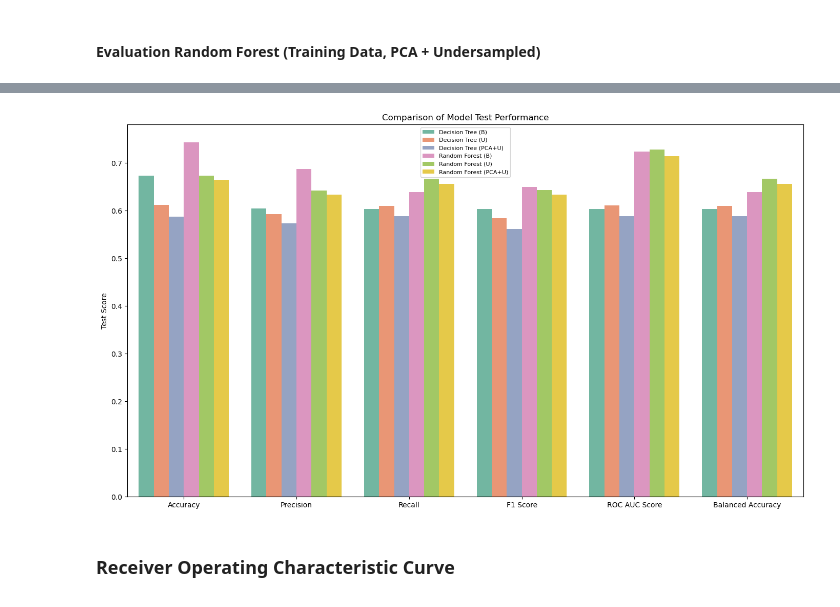
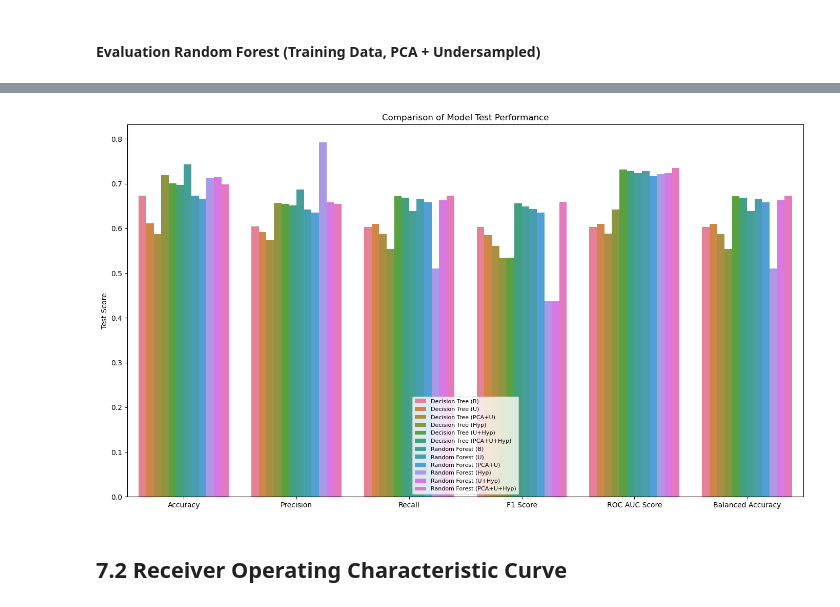
Before and after one commit to bennyocean/LFB_ResponseTimes_Prediction, a Jupyter notebook: notebooks/DecisionTree_RF_clf.ipynb, the cells around one changed output, grey strips where cells are left out. Saved outputs shown, nothing was run; the diff lists cells and outputs as text; code cells hidden in the pictures.

Commit message:
add updated models with hyperparameter tuning and graphics

```diff
--- a/notebooks/DecisionTree_RF_clf.ipynb
+++ b/notebooks/DecisionTree_RF_clf.ipynb
@@ -627,0 +1140,3 @@ Balanced Accuracy: 0.6564
+# %%
+print("\nRandom Forest - Test Data (Undersampled + Hyperparameter + PCA)")
+rf_test_acc_hyp_ru_pca, rf_test_prec_hyp_ru_pca, rf_test_recall_hyp_ru_pca, rf_test_f1_hyp_ru_pca, rf_test_roc_hyp_ru_pca, rf_test_balacc_hyp_ru_pca = evaluate_model(y_test_pca, y_test_pred_rf_hyp_ru_pca, y_test_pred_prob_rf_hyp_ru_pca)
@@ -631,14 +1166,40 @@ Balanced Accuracy: 0.6564
 model_eval = {
     'Model': [
         'Decision Tree (B)', 'Decision Tree (U)', 'Decision Tree (PCA+U)',
-        'Random Forest (B)', 'Random Forest (U)', 'Random Forest (PCA+U)'
+        'Decision Tree (Hyp)', 'Decision Tree (U+Hyp)', 'Decision Tree (PCA+U+Hyp)',
+        'Random Forest (B)', 'Random Forest (U)', 'Random Forest (PCA+U)',
+        'Random Forest (Hyp)', 'Random Forest (U+Hyp)', 'Random Forest (PCA+U+Hyp)'
     ],
-    'Accuracy': [dt_test_acc, dt_test_acc_ru, dt_test_acc_pca_ru, rf_test_acc, rf_test_acc_ru, rf_test_acc_pca_ru],
-    'Precision': [dt_test_prec, dt_test_prec_ru, dt_test_prec_pca_ru, rf_test_prec, rf_test_prec_ru, rf_test_prec_pca_ru],
-    'Recall': [dt_test_recall, dt_test_recall_ru, dt_test_recall_pca_ru, rf_test_recall, rf_test_recall_ru, rf_test_recall_pca_ru],
-    'F1 Score': [dt_test_f1, dt_test_f1_ru, dt_test_f1_pca_ru, rf_test_f1, rf_test_f1_ru, rf_test_f1_pca_ru],
-    'ROC AUC Score': [dt_test_roc, dt_test_roc_ru, dt_test_roc_pca_ru, rf_test_roc, rf_test_roc_ru, rf_test_roc_pca_ru],
-    'Balanced Accuracy': [dt_test_balacc, dt_test_balacc_ru, dt_test_balacc_pca_ru, rf_test_balacc, rf_test_balacc_ru, rf_test_balacc_pca_ru]
+    'Accuracy': [dt_test_acc, dt_test_acc_ru, dt_test_acc_pca_ru,
+                 dt_test_acc_hyp, dt_test_acc_hyp_ru, dt_test_acc_hyp_ru_pca,
+                 rf_test_acc, rf_test_acc_ru, rf_test_acc_pca_ru,
+                 rf_test_acc_hyp, rf_test_acc_hyp_ru, rf_test_acc_hyp_ru_pca
+                ],
+    'Precision': [dt_test_prec, dt_test_prec_ru, dt_test_prec_pca_ru,
+                  dt_test_prec_hyp, dt_test_prec_hyp_ru, dt_test_prec_hyp_ru_pca,
+                  rf_test_prec, rf_test_prec_ru, rf_test_prec_pca_ru,
+                  rf_test_prec_hyp, rf_test_prec_hyp_ru, rf_test_prec_hyp_ru_pca
+                 ],
+    'Recall': [dt_test_recall, dt_test_recall_ru, dt_test_recall_pca_ru,
+               dt_test_recall_hyp, dt_test_recall_hyp_ru, dt_test_recall_hyp_ru_pca,
+               rf_test_recall, rf_test_recall_ru, rf_test_recall_pca_ru,
+               rf_test_recall_hyp, rf_test_recall_hyp_ru, rf_test_recall_hyp_ru_pca
+              ],
+    'F1 Score': [dt_test_f1, dt_test_f1_ru, dt_test_f1_pca_ru,
+                 dt_test_f1_hyp, dt_test_f1_hyp, dt_test_f1_hyp_ru_pca,
+                 rf_test_f1, rf_test_f1_ru, rf_test_f1_pca_ru,
+                 rf_test_f1_hyp, rf_test_f1_hyp, rf_test_f1_hyp_ru_pca
+                ],
+    'ROC AUC Score': [dt_test_roc, dt_test_roc_ru, dt_test_roc_pca_ru,
+                      dt_test_roc_hyp, dt_test_roc_hyp_ru, dt_test_roc_hyp_ru_pca,
+                      rf_test_roc, rf_test_roc_ru, rf_test_roc_pca_ru,
+                      rf_test_roc_hyp, rf_test_roc_hyp_ru, rf_test_roc_hyp_ru_pca,
+                     ],
+    'Balanced Accuracy': [dt_test_balacc, dt_test_balacc_ru, dt_test_balacc_pca_ru,
+                          dt_test_balacc_hyp, dt_test_balacc_hyp_ru, dt_test_balacc_hyp_ru_pca,
+                          rf_test_balacc, rf_test_balacc_ru, rf_test_balacc_pca_ru,
+                          rf_test_balacc_hyp, rf_test_balacc_hyp_ru, rf_test_balacc_hyp_ru_pca,
+                         ]
 }
 
 clf_test_eval = pd.DataFrame(model_eval)
@@ -654,23 +1237,23 @@ clf_test_eval
 # %%
 df_melted = clf_test_eval.melt(id_vars='Model', var_name='Metric', value_name='Score')
 
 sns.set_palette('Set2')
 
 plt.figure(figsize=(14, 8))
 sns.barplot(data=df_melted, x='Metric', y='Score', hue='Model')
 
 plt.title('Comparison of Model Test Performance')
 plt.xlabel('')
 plt.ylabel('Test Score')
-plt.legend(loc='upper center', prop={'size': 8})
+plt.legend(loc='lower center', prop={'size': 8})
 
 plt.tight_layout()
 plt.savefig("/Users/bennyschellinger/Desktop/DataScience/MLE_DataScientest/04_Projekt/MAY24_BDS_INT_Fire_Brigade/img/comp_test_perf_clf_models.png")
 plt.show()
 # %% [output]
-[figure, old version]
+[figure, new version]
 # %% [markdown]
-### Receiver Operating Characteristic Curve
+## 7.2 Receiver Operating Characteristic Curve
 # %%
 from sklearn.metrics import roc_curve, auc
 
```
Also changed, not shown: parts of 93 cells of this notebook, 5 other files.
